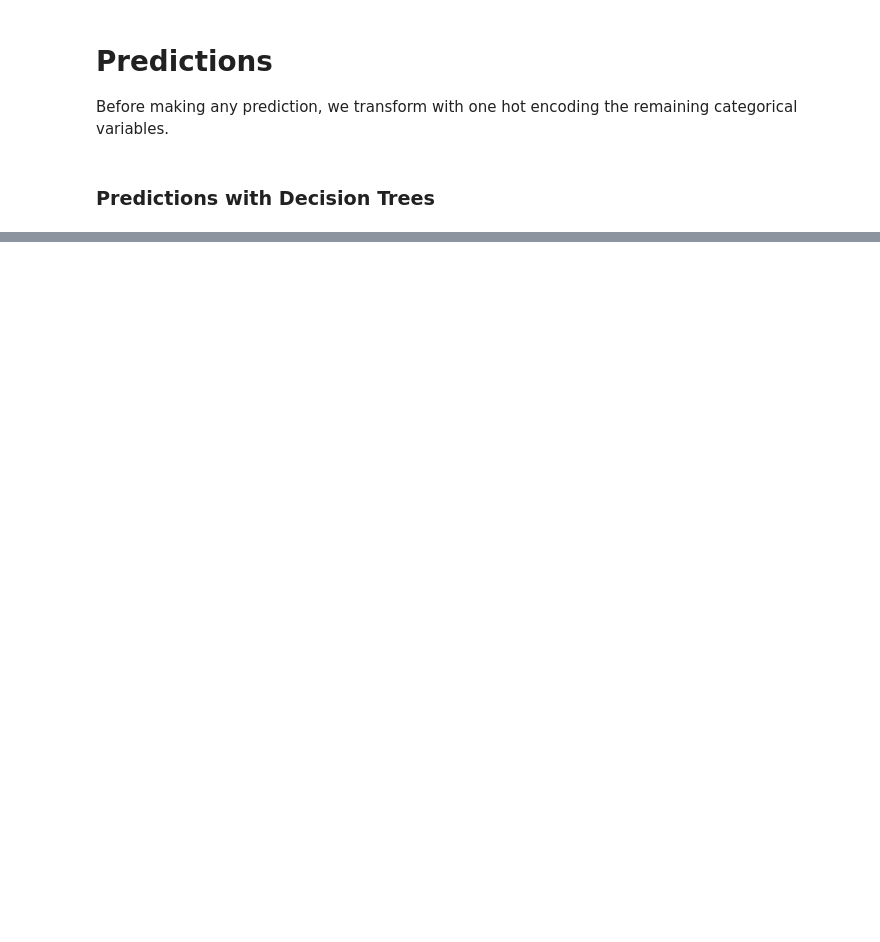
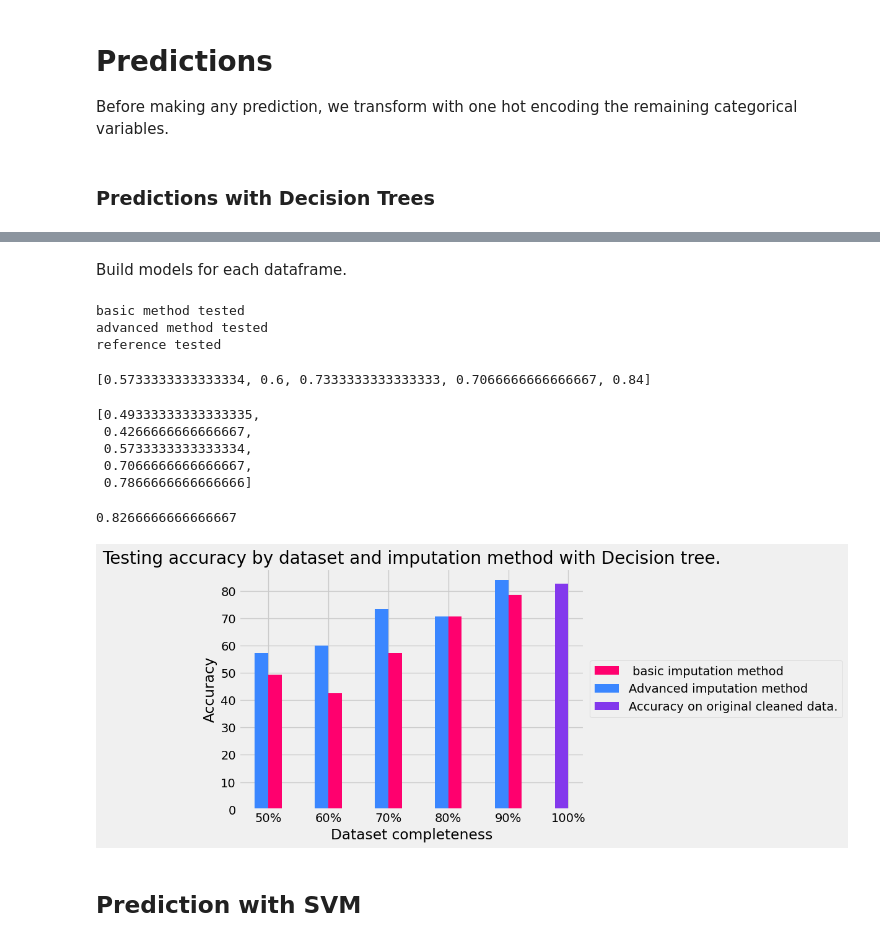
Before and after one commit to VladMarianCimpeanu/DIQ-assignment, a Jupyter notebook: code/soybean_notebook.ipynb, the cells around one changed output, grey strips where cells are left out. Saved outputs shown, nothing was run; the diff lists cells and outputs as text; code cells hidden in the pictures; blank space fills up the shorter version.

```diff
--- a/code/soybean_notebook.ipynb
+++ b/code/soybean_notebook.ipynb
@@ -513,0 +437,79 @@ plt.show()
+# %% [markdown]
+Build models for each dataframe.
+# %%
+basic_accuracies = []
+basic_reports = []
+basic_confusion_matrixes = []
+
+advanced_accuracies = []
+advanced_reports = []
+advanced_confusion_matrixes = []
+
+for d in basic_df_transformed:
+    results = utility.pipeline_ML(d, 'class', SEED, utility.model_selection_decision_tree)
+    basic_accuracies.append(results[1])
+    basic_reports.append(results[2])
+    basic_confusion_matrixes.append(results[3])
+print('basic method tested')
+
+for d in advanced_df_transformed:
+    results = utility.pipeline_ML(d, 'class', SEED, utility.model_selection_decision_tree)
+    advanced_accuracies.append(results[1])
+    advanced_reports.append(results[2])
+    advanced_confusion_matrixes.append(results[3])
+print('advanced method tested')
+
+reference_results = utility.pipeline_ML(reference_soybean_transformed, 'class', SEED, utility.model_selection_decision_tree)
+print('reference tested')
+# %% [output]
+basic method tested
+advanced method tested
+reference tested
+# %%
+advanced_accuracies
+# %% [output]
+[0.5733333333333334, 0.6, 0.7333333333333333, 0.7066666666666667, 0.84]
+# %%
+basic_accuracies
+# %% [output]
+[0.49333333333333335,
+ 0.4266666666666667,
+ 0.5733333333333334,
+ 0.7066666666666667,
+ 0.7866666666666666]
+# %%
+reference_results[1]
+# %% [output]
+0.8266666666666667
+# %%
+labels = [f'{p}%' for p in range(50, 110, 10)]
+
+advanced_accuracies_plot = np.array(advanced_accuracies) * 100
+basic_accuracies_plot = np.array(basic_accuracies) * 100
+
+reference_accuracy_plot = reference_results[1] * 100
+
+x = np.arange(len(labels))  # the label locations
+width = 0.45  # the width of the bars
+
+fig, ax = plt.subplots()
+
+rects1 = ax.bar(x[:-1] + width/4, basic_accuracies_plot, width / 2, label=' basic imputation method', color='#ff006e')
+rects2 = ax.bar(x[: -1] - width/4, advanced_accuracies_plot, width / 2, label='Advanced imputation method', color='#3a86ff')
+
+rect_reference = ax.bar(x[-1] - width/4, reference_accuracy_plot, width / 2, label='Accuracy on original cleaned data.', color='#8338ec')
+
+
+# Add some text for labels, title and custom x-axis tick labels, etc.
+ax.set_ylabel('Accuracy')
+ax.set_xlabel('Dataset completeness')
+ax.set_title('Testing accuracy by dataset and imputation method with Decision tree.')
+ax.set_xticks(x, labels)
+
+plt.legend(loc='center left', bbox_to_anchor=(1, 0.5))
+
+plt.show()
+# %% [output]
+[figure, added]
+# %% [markdown]
+## Prediction with SVM
```
Also changed, not shown: parts of 25 cells of this notebook.
